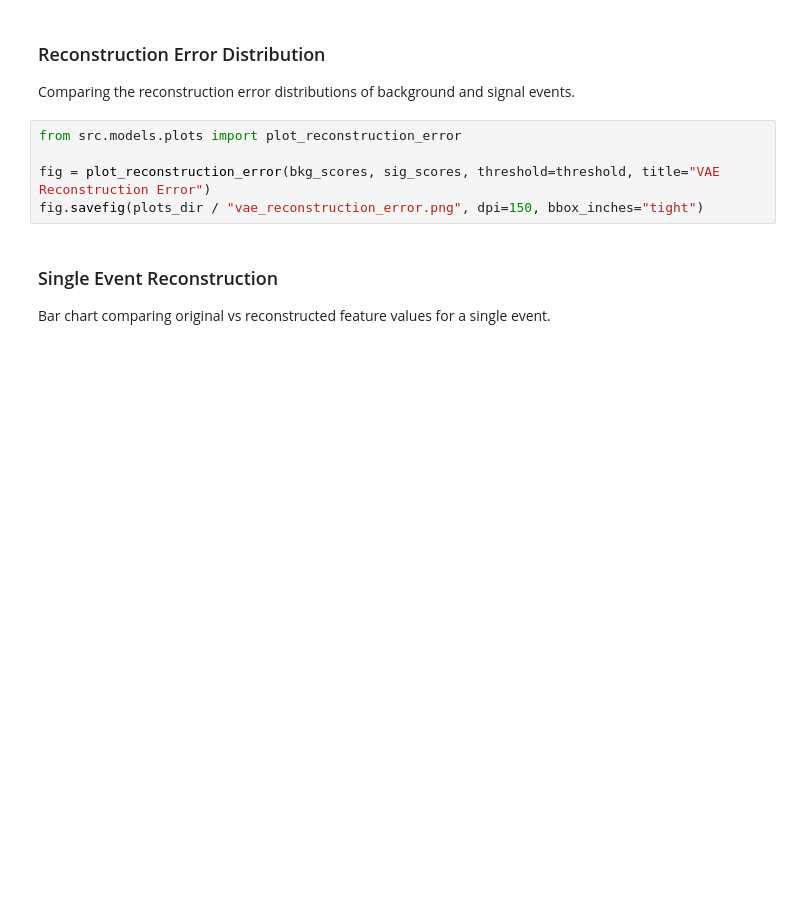
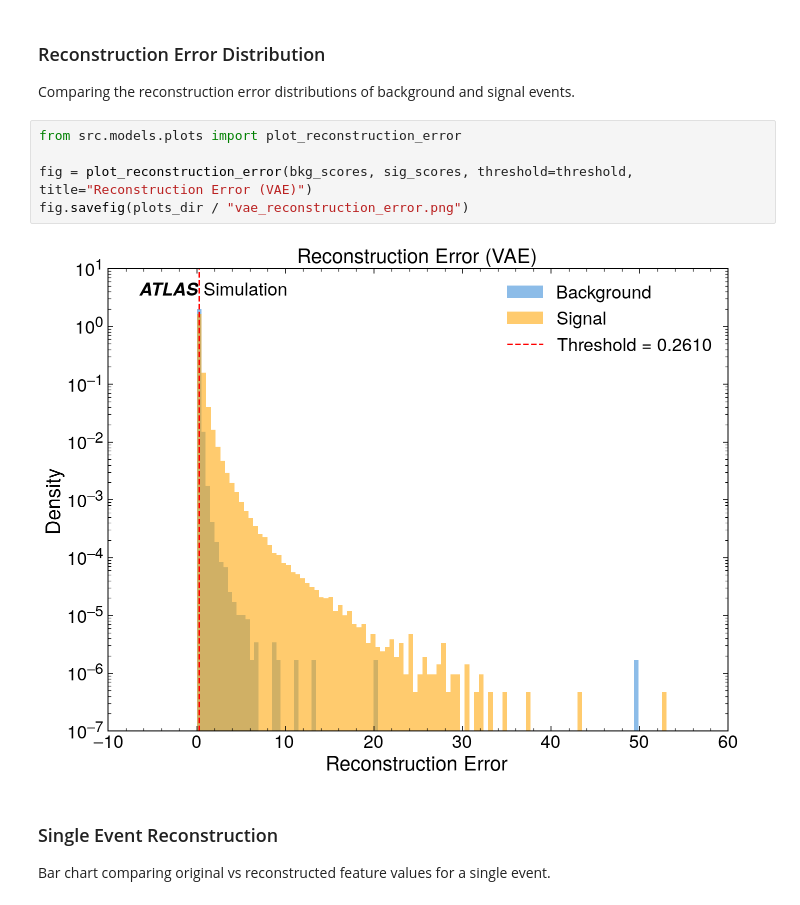
Before and after one commit to islazykv/tau-anomaly-detection, a Jupyter notebook: notebooks/05b_vae.ipynb, the cells around one changed output. Saved outputs shown, nothing was run; the diff lists cells and outputs as text; blank space fills up the shorter version.

```diff
--- a/notebooks/05b_vae.ipynb
+++ b/notebooks/05b_vae.ipynb
@@ -271,8 +338,10 @@ Comparing the reconstruction error distributions of background and signal events
 # %%
 from src.models.plots import plot_reconstruction_error
 
-fig = plot_reconstruction_error(bkg_scores, sig_scores, threshold=threshold, title="VAE Reconstruction Error")
-fig.savefig(plots_dir / "vae_reconstruction_error.png", dpi=150, bbox_inches="tight")
+fig = plot_reconstruction_error(bkg_scores, sig_scores, threshold=threshold, title="Reconstruction Error (VAE)")
+fig.savefig(plots_dir / "vae_reconstruction_error.png")
+# %% [output]
+[figure, added]
 # %% [markdown]
 ### Single Event Reconstruction
 
```
Also changed, not shown: parts of 22 cells of this notebook, 2 other files.
